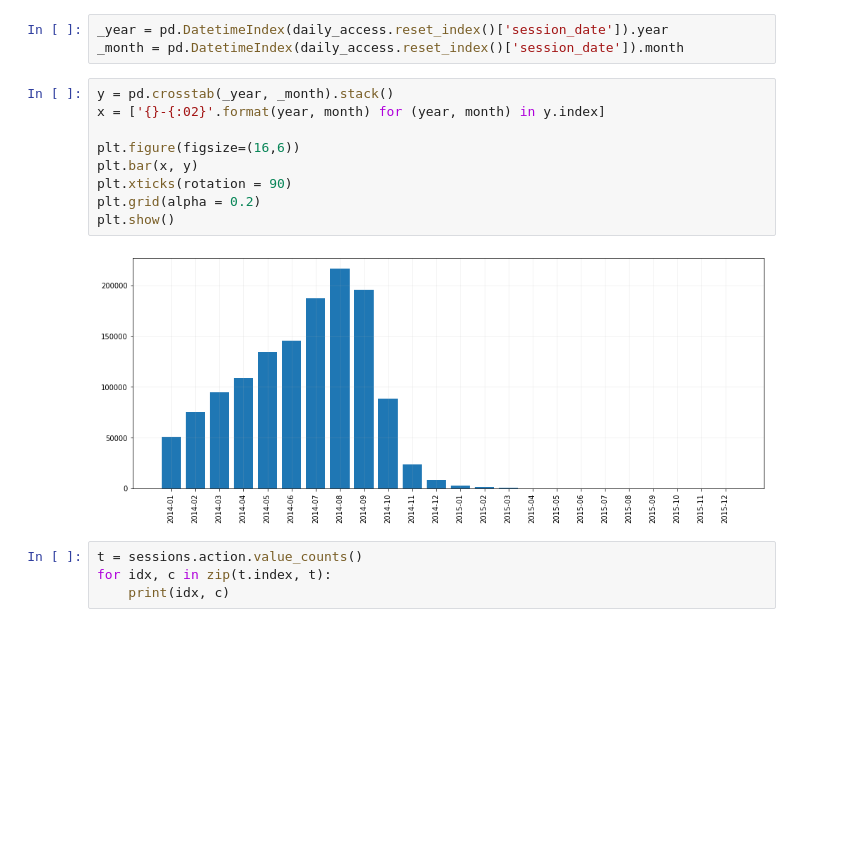
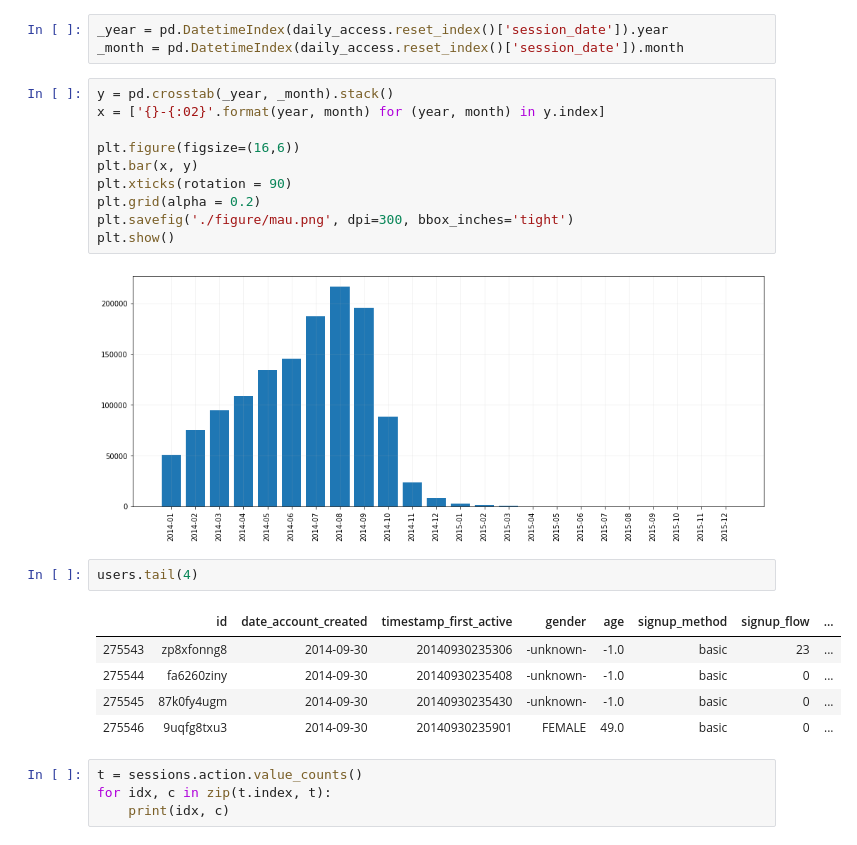
Before and after one commit to seonnyseo/data_analysis, a Jupyter notebook: airbnb_recruiting_new_user_bookings/notebook/eda.ipynb, the cells around one changed output. Drawn from its saved outputs; the diff is of its cells as text; blank space fills up the shorter version.

```diff
--- a/airbnb_recruiting_new_user_bookings/notebook/eda.ipynb
+++ b/airbnb_recruiting_new_user_bookings/notebook/eda.ipynb
@@ -803,9 +891,18 @@ plt.figure(figsize=(16,6))
 plt.bar(x, y)
 plt.xticks(rotation = 90)
 plt.grid(alpha = 0.2)
+plt.savefig('./figure/mau.png', dpi=300, bbox_inches='tight')
 plt.show()
 # %% [output]
 [figure]
+# %%
+users.tail(4)
+# %% [output]
+|  | id | date_account_created | timestamp_first_active | gender | age | signup_method | signup_flow | ... |
+| 275543 | zp8xfonng8 | 2014-09-30 | 20140930235306 | -unknown- | -1.0 | basic | 23 | ... |
+| 275544 | fa6260ziny | 2014-09-30 | 20140930235408 | -unknown- | -1.0 | basic | 0 | ... |
+| 275545 | 87k0fy4ugm | 2014-09-30 | 20140930235430 | -unknown- | -1.0 | basic | 0 | ... |
+| 275546 | 9uqfg8txu3 | 2014-09-30 | 20140930235901 | FEMALE | 49.0 | basic | 0 | ... |
 # %%
 t = sessions.action.value_counts()
 for idx, c in zip(t.index, t):
```
Also changed, not shown: parts of 13 cells of this notebook.
